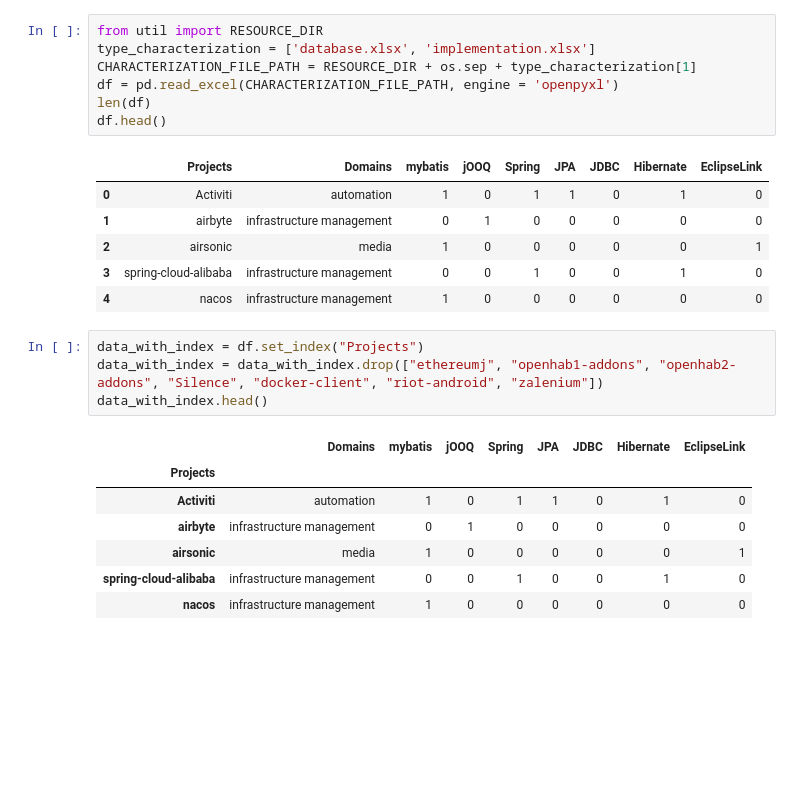
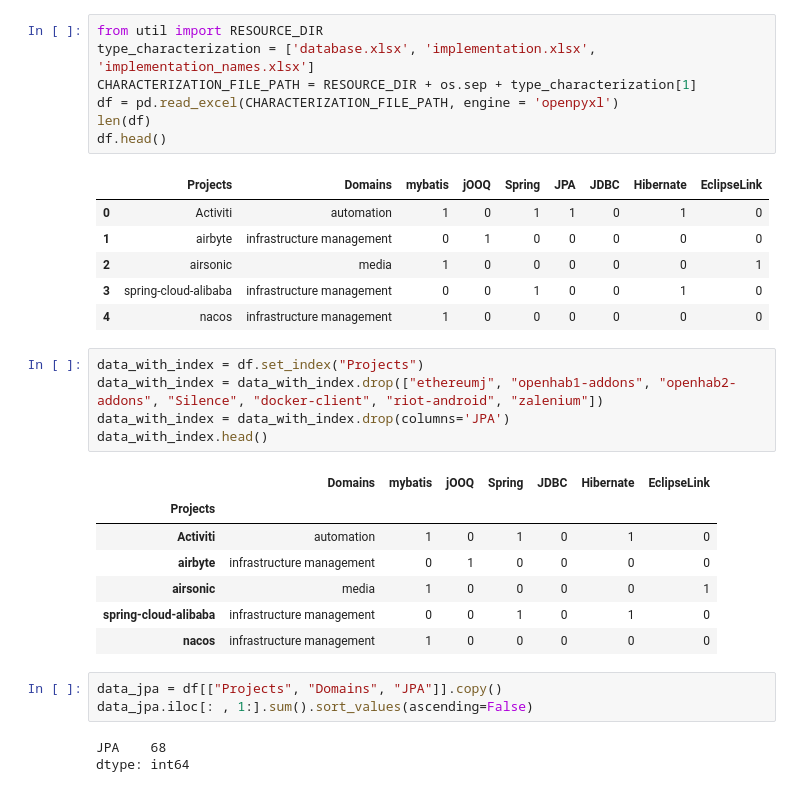
Before and after one commit to gems-uff/db-mining, a Jupyter notebook: src/characterization_implementation.ipynb, the cells around one changed output. Cells and saved outputs as stored; diff of their text form; blank space fills up the shorter version.

```diff
--- a/src/characterization_implementation.ipynb
+++ b/src/characterization_implementation.ipynb
@@ -5,7 +5,7 @@ import matplotlib.pyplot as plt
 import os
 # %%
 from util import RESOURCE_DIR
-type_characterization = ['database.xlsx', 'implementation.xlsx']
+type_characterization = ['database.xlsx', 'implementation.xlsx', 'implementation_names.xlsx']
 CHARACTERIZATION_FILE_PATH = RESOURCE_DIR + os.sep + type_characterization[1]
 df = pd.read_excel(CHARACTERIZATION_FILE_PATH, engine = 'openpyxl')
 len(df)
@@ -20,13 +20,20 @@ df.head()
 # %%
 data_with_index = df.set_index("Projects")
 data_with_index = data_with_index.drop(["ethereumj", "openhab1-addons", "openhab2-addons", "Silence", "docker-client", "riot-android", "zalenium"])
+data_with_index = data_with_index.drop(columns='JPA')
 data_with_index.head()
 # %% [output]
-|  | Domains | mybatis | jOOQ | Spring | JPA | JDBC | Hibernate | EclipseLink |
-| Projects |  |  |  |  |  |  |  |  |
-| Activiti | automation | 1 | 0 | 1 | 1 | 0 | 1 | 0 |
-| airbyte | infrastructure management | 0 | 1 | 0 | 0 | 0 | 0 | 0 |
-| airsonic | media | 1 | 0 | 0 | 0 | 0 | 0 | 1 |
-| spring-cloud-alibaba | infrastructure management | 0 | 0 | 1 | 0 | 0 | 1 | 0 |
-| nacos | infrastructure management | 1 | 0 | 0 | 0 | 0 | 0 | 0 |
+|  | Domains | mybatis | jOOQ | Spring | JDBC | Hibernate | EclipseLink |
+| Projects |  |  |  |  |  |  |  |
+| Activiti | automation | 1 | 0 | 1 | 0 | 1 | 0 |
+| airbyte | infrastructure management | 0 | 1 | 0 | 0 | 0 | 0 |
+| airsonic | media | 1 | 0 | 0 | 0 | 0 | 1 |
+| spring-cloud-alibaba | infrastructure management | 0 | 0 | 1 | 0 | 1 | 0 |
+| nacos | infrastructure management | 1 | 0 | 0 | 0 | 0 | 0 |
+# %%
+data_jpa = df[["Projects", "Domains", "JPA"]].copy()
+data_jpa.iloc[: , 1:].sum().sort_values(ascending=False)
+# %% [output]
+JPA    68
+dtype: int64
 # %%
```
Also changed, not shown: parts of 9 cells of this notebook, 5 other files.
